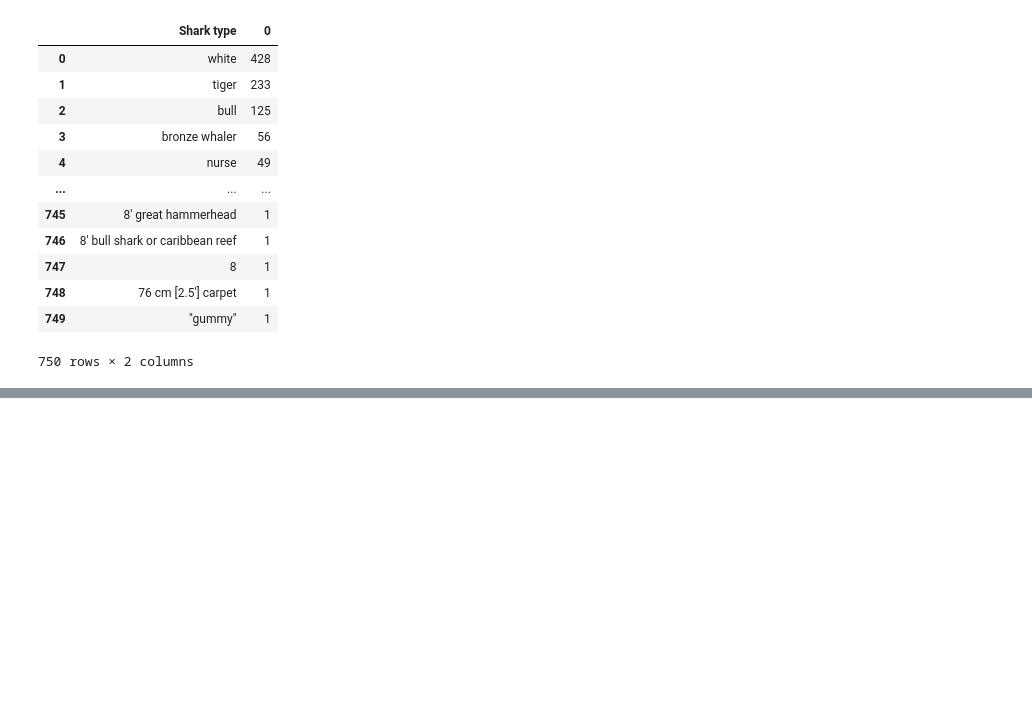
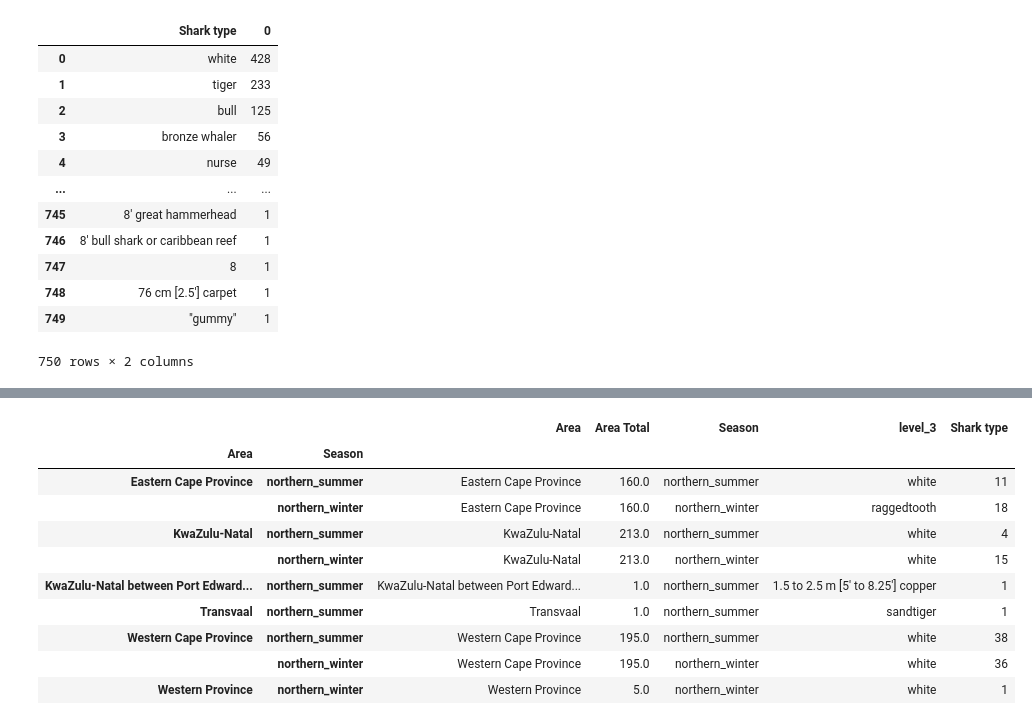
Before and after one commit to miguelgimenezgimenez/shark-attack, a Jupyter notebook: main.ipynb, the cells around one changed output, grey strips where cells are left out. Saved outputs shown, nothing was run; the diff lists cells and outputs as text; code cells hidden in the pictures; blank space fills up the shorter version.

```diff
--- a/main.ipynb
+++ b/main.ipynb
@@ -202,3 +180,17 @@ by_shark_type
+# %%
+by_shark_type.groupby(['Area','Season']).apply(lambda df: df.loc[df['Shark type'].idxmax()] )
+# %% [output]
+|  |  | Area | Area Total | Season | level_3 | Shark type |
+| Area | Season |  |  |  |  |  |
+| Eastern Cape Province | northern_summer | Eastern Cape Province | 160.0 | northern_summer | white | 11 |
+|  | northern_winter | Eastern Cape Province | 160.0 | northern_winter | raggedtooth | 18 |
+| KwaZulu-Natal | northern_summer | KwaZulu-Natal | 213.0 | northern_summer | white | 4 |
+|  | northern_winter | KwaZulu-Natal | 213.0 | northern_winter | white | 15 |
+| KwaZulu-Natal between Port Edward... | northern_summer | KwaZulu-Natal between Port Edward... | 1.0 | northern_summer | 1.5 to 2.5 m [5' to 8.25'] copper | 1 |
+| Transvaal | northern_summer | Transvaal | 1.0 | northern_summer | sandtiger | 1 |
+| Western Cape Province | northern_summer | Western Cape Province | 195.0 | northern_summer | white | 38 |
+|  | northern_winter | Western Cape Province | 195.0 | northern_winter | white | 36 |
+| Western Province | northern_winter | Western Province | 5.0 | northern_winter | white | 1 |
 # %%
 by_shark_type.groupby(['Area']).apply(lambda df: df.loc[df['Shark type'].idxmax()] )
 # %% [output]
```
Also changed, not shown: parts of 16 cells of this notebook.
